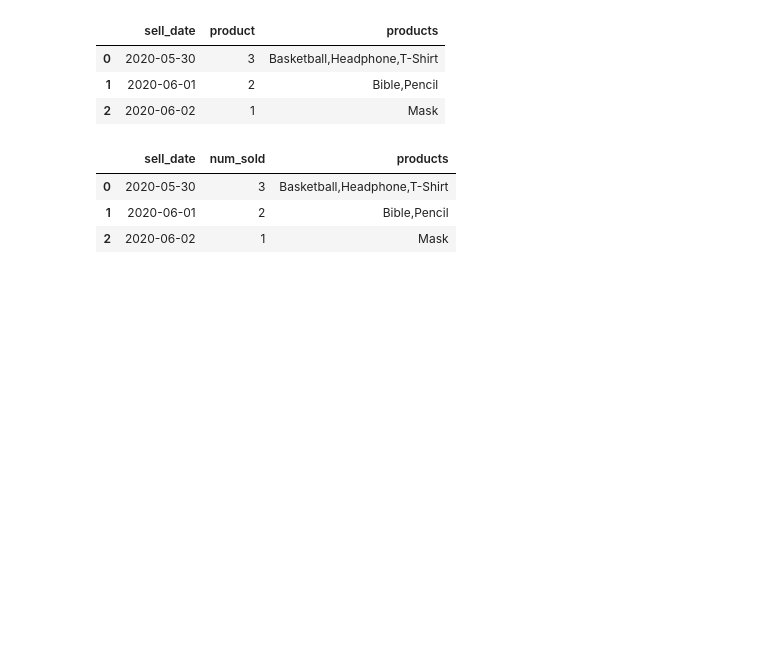
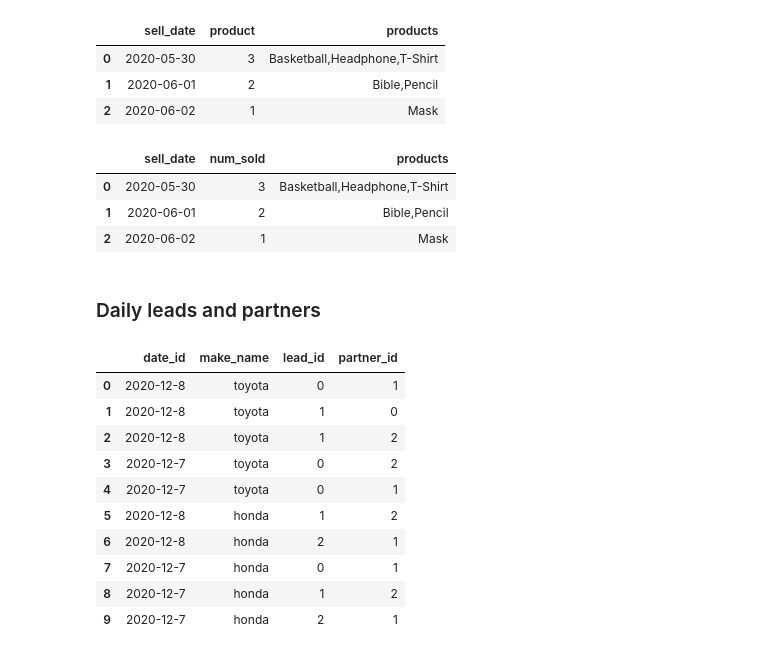
Before and after one commit to ShahriarHA/The-Pandas--Playground, a Jupyter notebook: leetCode3.ipynb, the cells around one changed output. Drawn from its saved outputs; the diff is of its cells as text; code cells hidden in the pictures; blank space fills up the shorter version.

Commit message:
Daily leads and partners -leetcode

```diff
--- a/leetCode3.ipynb
+++ b/leetCode3.ipynb
@@ -519,3 +519,31 @@ acti_count.set_axis(["sell_date","num_sold","products"],axis=1)
 | 0 | 2020-05-30 | 3 | Basketball,Headphone,T-Shirt |
 | 1 | 2020-06-01 | 2 | Bible,Pencil |
 | 2 | 2020-06-02 | 1 | Mask |
+# %% [markdown]
+### Daily leads and partners
+# %%
+daily_sales = pd.DataFrame({
+    'date_id': [
+        '2020-12-8', '2020-12-8', '2020-12-8', '2020-12-7', '2020-12-7',
+        '2020-12-8', '2020-12-8', '2020-12-7', '2020-12-7', '2020-12-7'
+    ],
+    'make_name': [
+        'toyota', 'toyota', 'toyota', 'toyota', 'toyota',
+        'honda', 'honda', 'honda', 'honda', 'honda'
+    ],
+    'lead_id': [0, 1, 1, 0, 0, 1, 2, 0, 1, 2],
+    'partner_id': [1, 0, 2, 2, 1, 2, 1, 1, 2, 1]
+})
+daily_sales
+# %% [output]
+|  | date_id | make_name | lead_id | partner_id |
+| 0 | 2020-12-8 | toyota | 0 | 1 |
+| 1 | 2020-12-8 | toyota | 1 | 0 |
+| 2 | 2020-12-8 | toyota | 1 | 2 |
+| 3 | 2020-12-7 | toyota | 0 | 2 |
+| 4 | 2020-12-7 | toyota | 0 | 1 |
+| 5 | 2020-12-8 | honda | 1 | 2 |
+| 6 | 2020-12-8 | honda | 2 | 1 |
+| 7 | 2020-12-7 | honda | 0 | 1 |
+| 8 | 2020-12-7 | honda | 1 | 2 |
+| 9 | 2020-12-7 | honda | 2 | 1 |
```
Also changed, not shown: parts of 3 cells of this notebook.
